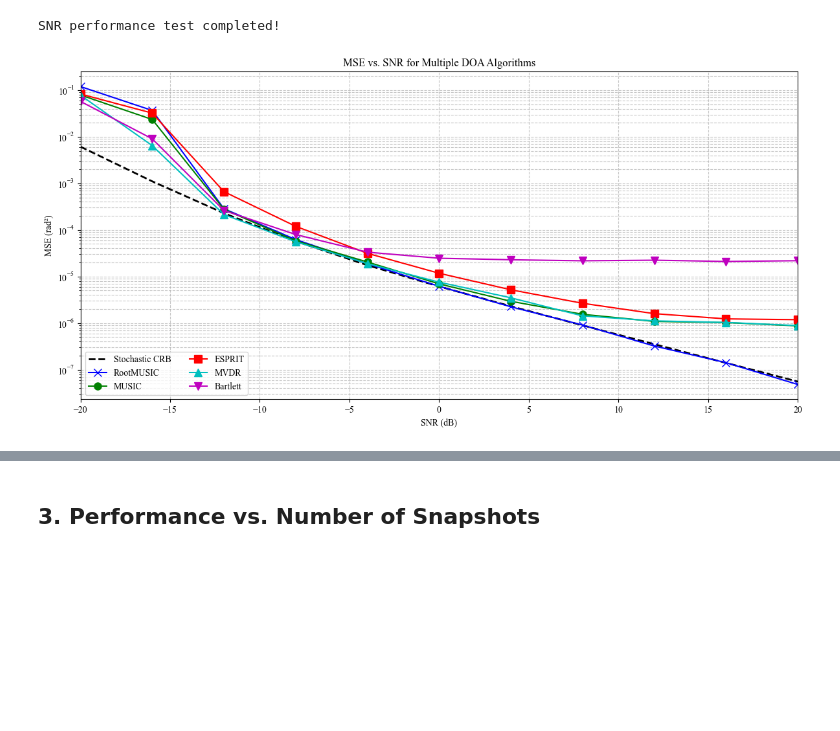
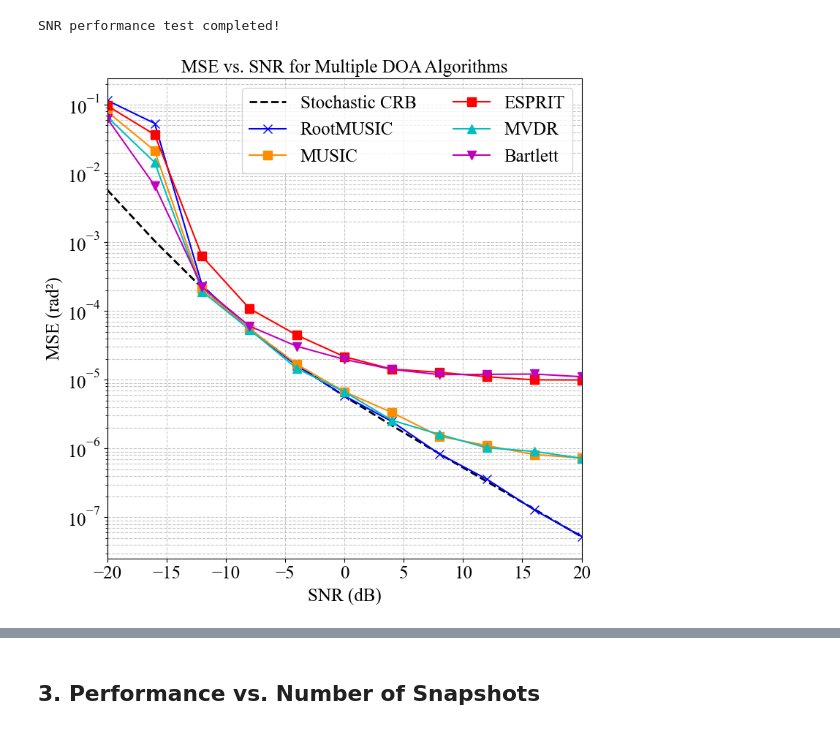
Before and after one commit to hengxt/doatools, a Jupyter notebook: examples/ex3_performance.ipynb, the cells around one changed output, grey strips where cells are left out. Saved outputs shown, nothing was run; the diff lists cells and outputs as text; code cells hidden in the pictures; blank space fills up the shorter version.

Commit message:
refactor(plotting): 优化绘图函数中的图例配置和字体设置
删除测试文件和脚本，集中优化绘图性能模块
统一图例配置，移除冗余的fontsize参数
为直方图添加信源标签，提升可视化效果

```diff
--- a/examples/ex3_performance.ipynb
+++ b/examples/ex3_performance.ipynb
@@ -16,9 +16,29 @@ And test them under three scenarios:
 3. Resolution Performance vs. Angular Separation
 # %%
 import numpy as np
+import matplotlib.pyplot as plt
 import doatools.model as model
 import doatools.estimation as estimation
 import doatools.performance as perf
-import doatools.plotting as plt_tools
+import doatools.plotting.plot_performance as plt_tools
 from tqdm import tqdm
 %matplotlib inline
+
+# 设置全局字体和大小
+plt.rcParams.update({
+    'font.family': 'Times New Roman',
+    'font.size': 18,
+    'axes.titlesize': 18,
+    'axes.labelsize': 18,
+    'legend.fontsize': 18,
+    'legend.loc': 'upper right',
+    'legend.title_fontsize': 18,
+    'xtick.labelsize': 18,
+    'ytick.labelsize': 18
+})
+
+# 自定义MUSIC算法的颜色和标记
+plt_tools.set_doa_method_style('MUSIC', color='darkorange', marker='s')
+
+# 获取当前配置，查看修改效果
+print("当前MUSIC算法样式:", plt_tools.get_doa_method_style('MUSIC'))
@@ -29,7 +51,8 @@ from tqdm import tqdm
 wavelength = 1.0  # Normalized wavelength
 d0 = wavelength / 2  # Inter-element spacing
 n_sources = 4  # Number of sources
-source_angles = np.linspace(-np.pi/3, np.pi/4, n_sources)  # Source angles in radians
+# source_angles = np.linspace(-np.pi/3, np.pi/4, n_sources)  # Source angles in radians
+source_angles = np.array(np.deg2rad([-40.0, 0.0, 30.0, 60.0]))
 
 # Array design
 n_elements = 10
@@ -102,19 +125,22 @@ Running SNR performance test with 11 SNR points...
 SNR performance test completed!
 # %%
 # Plot MSE vs SNR using our plotting tool
+fig, ax = plt.subplots(figsize=(8, 8))  # 使用正方形比例
 plt_tools.plot_metric_vs_parameter(
     parameter_values=snr_values,
     results={alg: snr_results[alg]['mse'] for alg in snr_results.keys()},
     parameter_name='SNR',
     metric_name='MSE',
     parameter_unit='dB',
     metric_unit='rad²',
-    title='MSE vs. SNR for Multiple DOA Algorithms',
     show_crb=True,
     crb_values=crb_snr_values,
-    crb_label='Stochastic CRB'
+    crb_label='Stochastic CRB',
+    ax=ax
 )
+plt.tight_layout()
+plt.show()
 # %% [output]
-[figure, old version]
+[figure, new version]
 # %%
 # Plot Bias vs SNR using our plotting tool
```
Also changed, not shown: parts of 7 cells of this notebook, 4 other files.
